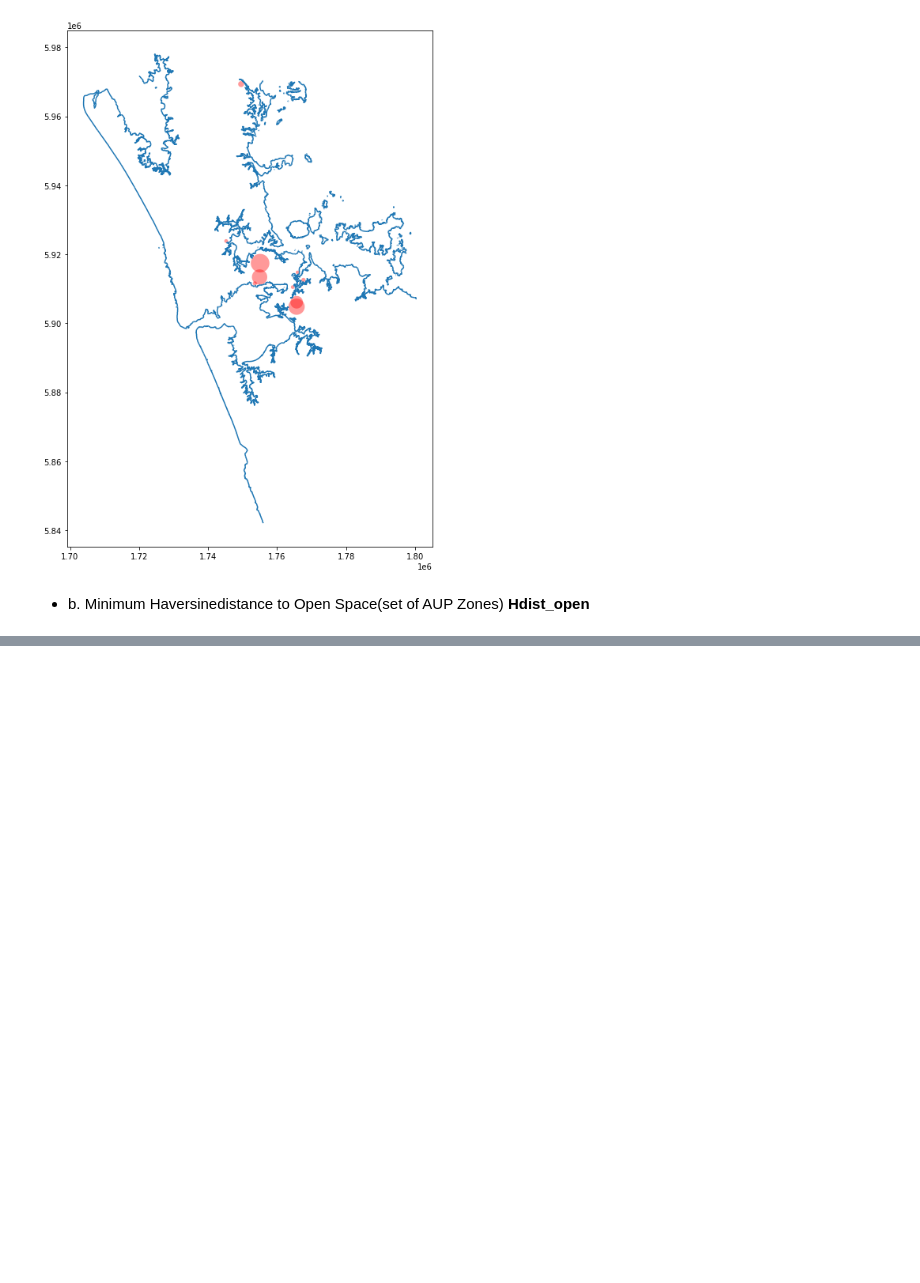
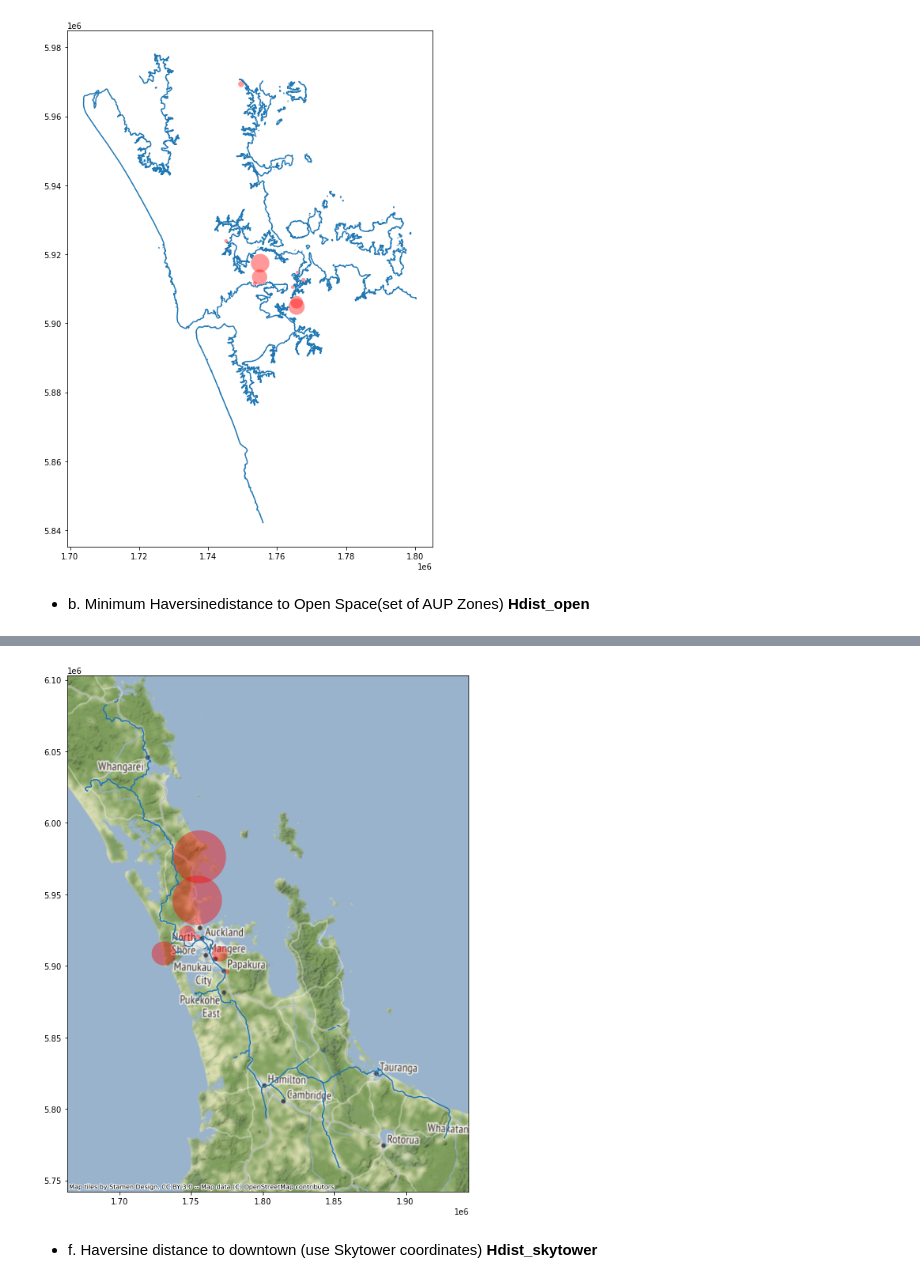
Before and after one commit to UoA-eResearch/auckland-housing, a Jupyter notebook: phase1.ipynb, the cells around one changed output, grey strips where cells are left out. Saved outputs shown, nothing was run; the diff lists cells and outputs as text; code cells hidden in the pictures; blank space fills up the shorter version.

```diff
--- a/phase1.ipynb
+++ b/phase1.ipynb
@@ -180,0 +187,19 @@ print(series[0].distance(series[1]) / 1000)
+# %%
+railroads = gpd.read_file('input/lds-nz-railway-centrelines-topo-150k-SHP.zip').to_crs(2193)
+railroads = railroads.cx[bounds2193['x1']:bounds2193['x2'], bounds2193['y1']:bounds2193['y2']]
+railroads_dissolved = railroads.dissolve()
+# %%
+parcels_sample['geometry'] = parcels_sample['geometry_centroid_2193']
+parcels_sample['Hdist_rail'] = parcels_sample.apply(lambda x: x.geometry.distance(railroads_dissolved.geometry[0]), axis=1)
+# %%
+# if distance work, then red circles should extend to the nearest coastline, and no further
+subsample = parcels_sample.sample(10)
+subsample['rail_buffer'] = subsample.apply(lambda x: x.geometry.buffer(x.Hdist_rail), axis=1)
+subsample['geometry'] = subsample['rail_buffer']
+ax = subsample.plot(color='red', alpha=0.4)
+railroads_dissolved.plot(ax=ax)
+ctx.add_basemap(ax, crs=2193)
+# %% [output]
+[figure, added]
+# %% [markdown]
+- f. Haversine distance to downtown (use Skytower coordinates) **Hdist_skytower**
```
Also changed, not shown: parts of 17 cells of this notebook, 1 other file.
